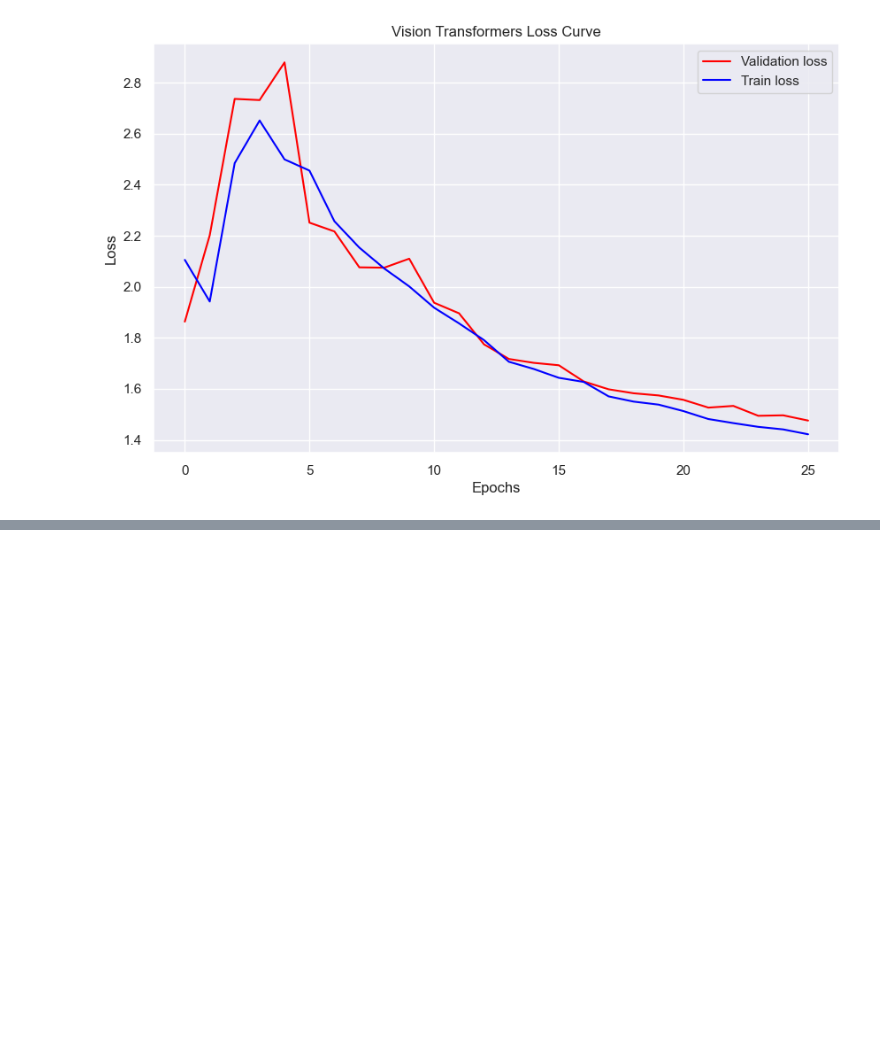
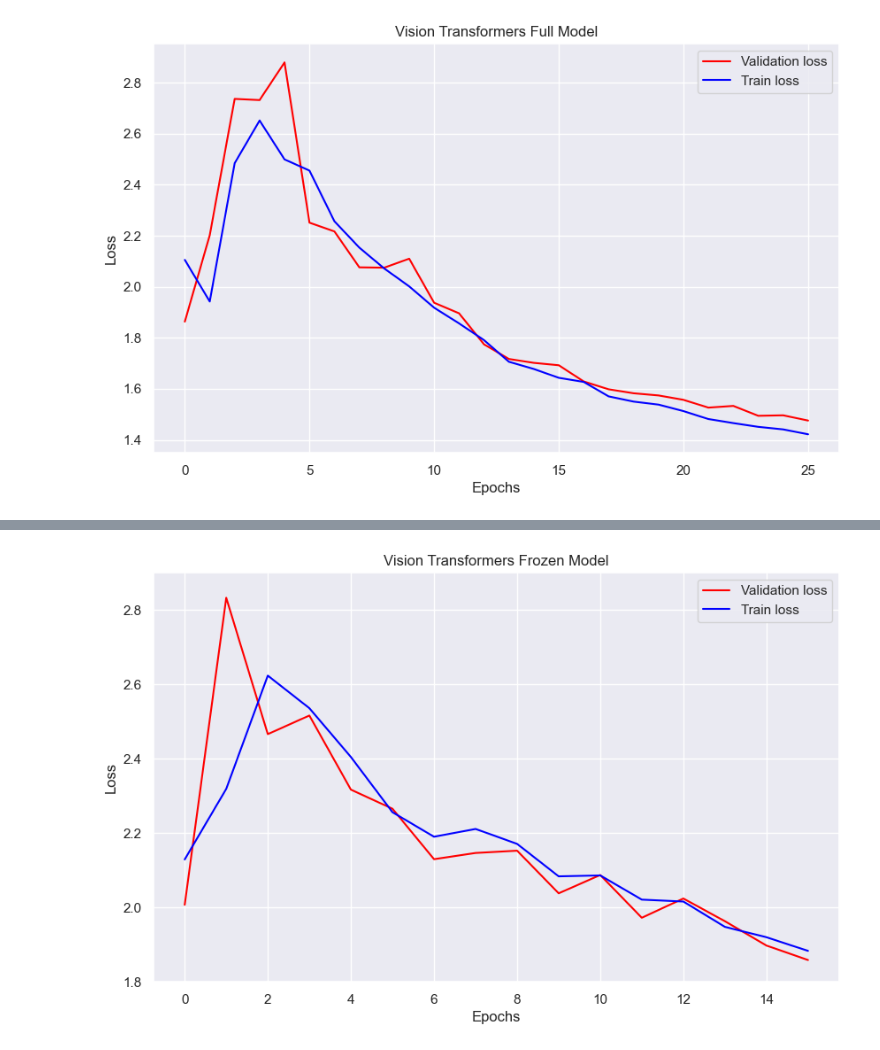
Before and after one commit to apoorvsingh2000/wild-lens, a Jupyter notebook: plot.ipynb, the cells around one changed output, grey strips where cells are left out. Drawn from its saved outputs; the diff is of its cells as text; code cells hidden in the pictures; blank space fills up the shorter version.

Commit message:
Plot Frozen and Full graphs

```diff
--- a/plot.ipynb
+++ b/plot.ipynb
@@ -31,3 +31,5 @@ plt.savefig('ViT-Full-loss_curves.png')
 plt.show()
 # %% [output]
 [figure]
+# %%
+vit_frozen_losses = torch.load('../Best_Models/vit_frozen/model-losses.pth')
@@ -33,0 +45,15 @@ plt.show()
+# %%
+plt.figure(figsize=(10, 6))
+
+plt.plot(range(vit_frozen_losses['num_epochs']), vit_frozen_losses['validation_losses'], label='Validation loss', color='red')
+plt.plot(range(vit_frozen_losses['num_epochs']), vit_frozen_losses['train_losses'], label='Train loss', color='blue')
+plt.title('Vision Transformers Frozen Model')
+plt.xlabel('Epochs')
+plt.ylabel('Loss')
+plt.legend()
+plt.savefig('ViT-Frozen-loss_curves.png')
+plt.ylim(1.8, 2.9)
+
+plt.show()
+# %% [output]
+[figure, added]
```
Also changed, not shown: parts of 4 cells of this notebook, 2 other files.
